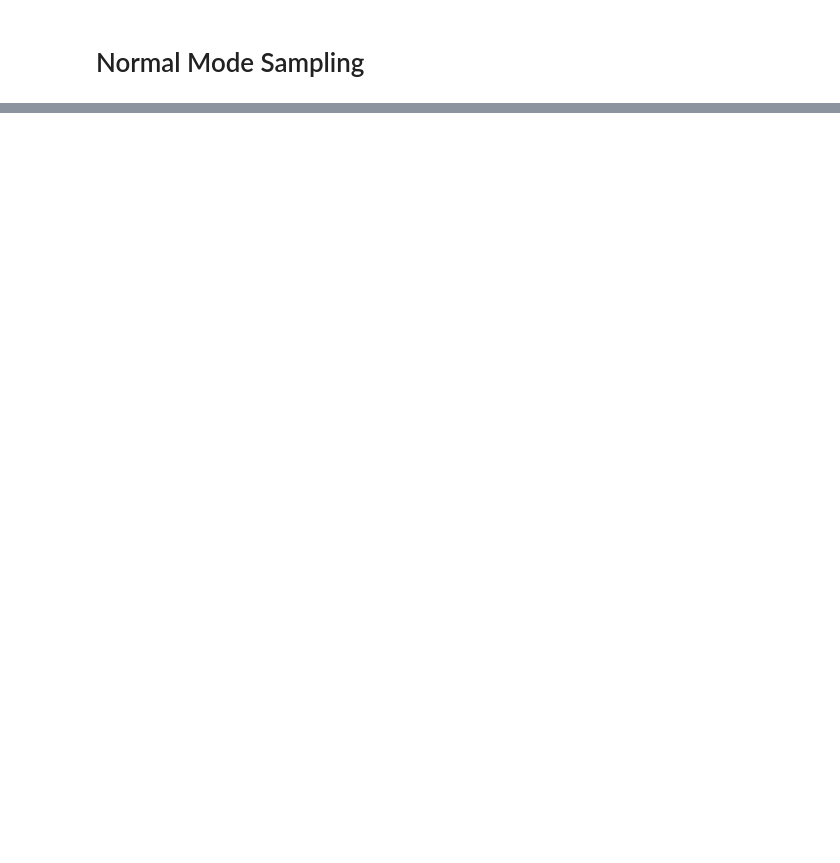
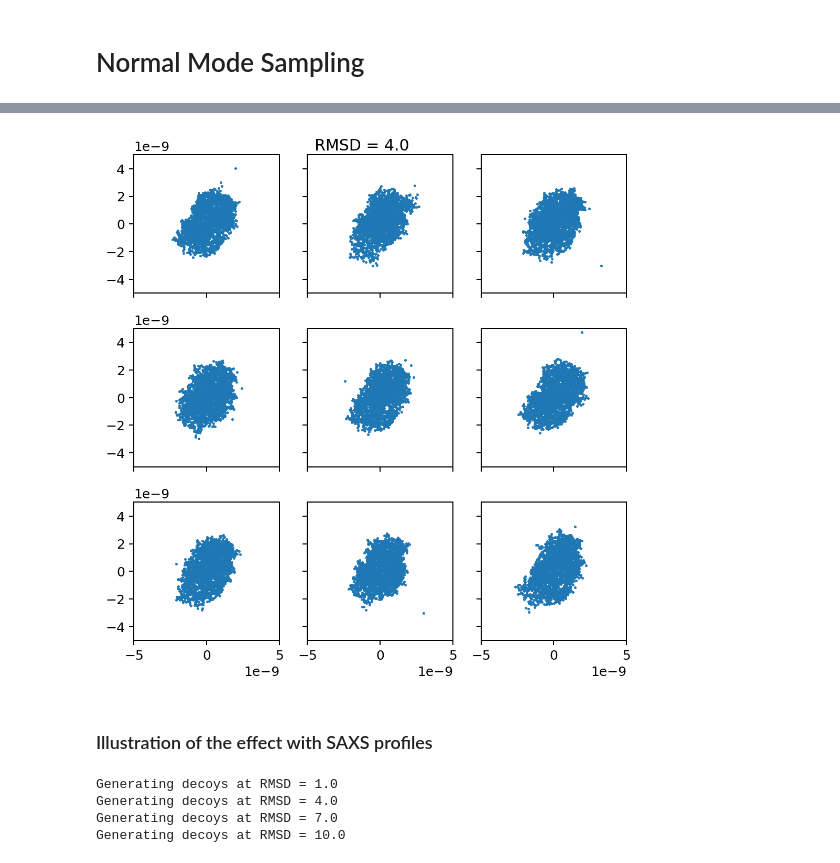
Before and after one commit to chuckie82/skopi, a Jupyter notebook: examples/notebooks/normal-mode-sampling.ipynb, the cells around one changed output, grey strips where cells are left out. Cells and saved outputs as stored; diff of their text form; code cells hidden in the pictures; blank space fills up the shorter version.

```diff
--- a/examples/notebooks/normal-mode-sampling.ipynb
+++ b/examples/notebooks/normal-mode-sampling.ipynb
@@ -82,0 +86,17 @@ for rmsd in np.arange(0., 20., 2.):
+# %%
+rmsd_range = np.arange(1., 11., 3.)
+num_decoys = 9
+diffraction_patterns = np.zeros((rmsd_range.shape[0], num_decoys, image.shape[0], image.shape[1]))
+conformational_state = np.zeros((rmsd_range.shape[0], num_decoys, atom_pos_save.shape[0], atom_pos_save.shape[1]))
+# %%
+irmsd=0
+for rmsd in rmsd_range:
+    print('Generating decoys at RMSD = {}'.format(rmsd))
+    for idecoy in range(num_decoys):
+        particle.set_atom_pos(atom_pos_save)
+        updated_conformation = particle.update_conformation(rmsd=rmsd)
+        particle.set_atom_pos(updated_conformation)
+        experiment = ps.SPIExperiment(det, beam, particle, orientations=orientation)
+        diffraction_patterns[irmsd, idecoy, ...] = experiment.generate_image()
+        conformational_state[irmsd, idecoy, ...] = updated_conformation
+    irmsd += 1
@@ -82,0 +111,13 @@ for rmsd in np.arange(0., 20., 2.):
+# %%
+irmsd=1
+# %%
+nrows=3
+ncols=3
+fig, axes = plt.subplots(nrows=nrows, ncols=ncols, sharex=True, sharey=True, figsize=(2*ncols,2*nrows),dpi=180)
+plt.suptitle('RMSD = {}'.format(rmsd_range[irmsd]))
+idecoy=0
+for irow in range(nrows):
+    for icol in range(ncols):
+        axes[irow,icol].imshow(diffraction_patterns[irmsd,idecoy,...], norm=LogNorm())
+        idecoy+=1
+plt.tight_layout()
@@ -82,0 +126,36 @@ for rmsd in np.arange(0., 20., 2.):
+# %%
+nrows=3
+ncols=3
+fig, axes = plt.subplots(nrows=nrows, ncols=ncols, sharex=True, sharey=True, figsize=(2*ncols,2*nrows),dpi=180)
+plt.suptitle('RMSD = {}'.format(rmsd_range[irmsd]))
+idecoy=0
+for irow in range(nrows):
+    for icol in range(ncols):
+        axes[irow,icol].set_ylim((-5e-9, 5e-9))
+        axes[irow,icol].set_xlim((-5e-9, 5e-9))
+        axes[irow,icol].scatter(conformational_state[irmsd,idecoy,:,0], conformational_state[irmsd,idecoy,:,1],  s=1)
+        idecoy+=1
+plt.tight_layout()
+# %% [output]
+[figure, added]
+# %% [markdown]
+### Illustration of the effect with SAXS profiles
+# %%
+N = 1000000
+qmax = 6e9
+saxs_array = np.zeros((rmsd_range.shape[0], num_decoys, ps.SAXS(particle, N, qmax).qs.shape[0]))
+#
+irmsd=0
+for rmsd in rmsd_range:
+    print('Generating decoys at RMSD = {}'.format(rmsd))
+    for idecoy in range(num_decoys):
+        particle.set_atom_pos(conformational_state[irmsd, idecoy, ...] )
+        saxs_profile = ps.SAXS(particle, N, qmax)
+        qs = saxs_profile.qs
+        saxs_array[irmsd, idecoy, :] = saxs_profile.saxs
+    irmsd += 1
+# %% [output]
+Generating decoys at RMSD = 1.0
+Generating decoys at RMSD = 4.0
+Generating decoys at RMSD = 7.0
+Generating decoys at RMSD = 10.0
```
Also changed, not shown: parts of 29 cells of this notebook, 1 other file.
